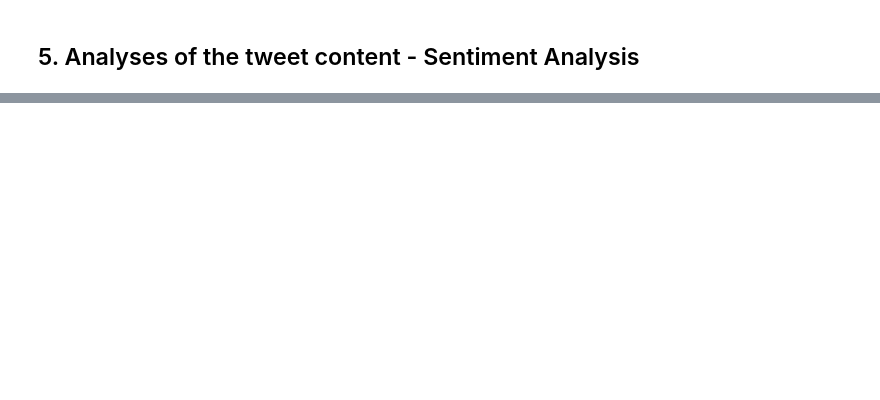
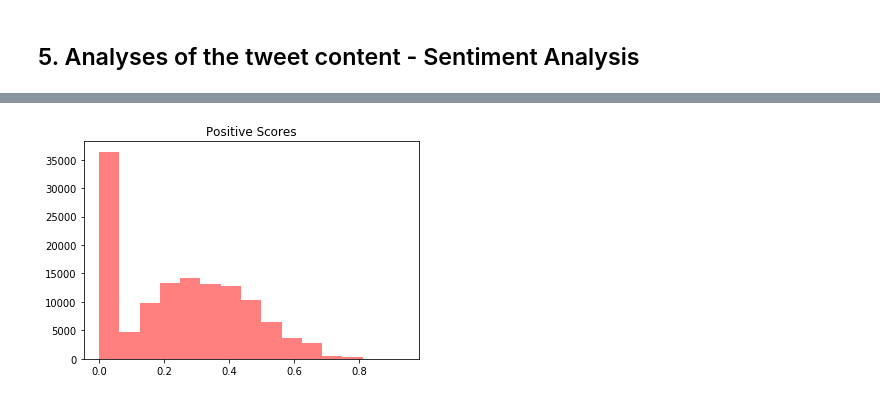
Before and after one commit to 5l1v3r1/Twitter_National_Sibling_Day, a Jupyter notebook: 01_text_analyses.ipynb, the cells around one changed output, grey strips where cells are left out. Cells and saved outputs as stored; diff of their text form; code cells hidden in the pictures; blank space fills up the shorter version.

```diff
--- a/01_text_analyses.ipynb
+++ b/01_text_analyses.ipynb
@@ -571,0 +390,7 @@ clean_token_list[0:50]
+# %%
+plt.hist(pos, 15, color="red", alpha=.5)
+plt.title("Positive Scores")
+plt.savefig('sentiment_pos.png')
+plt.show()
+# %% [output]
+[figure, added]
```
Also changed, not shown: parts of 61 cells of this notebook.
